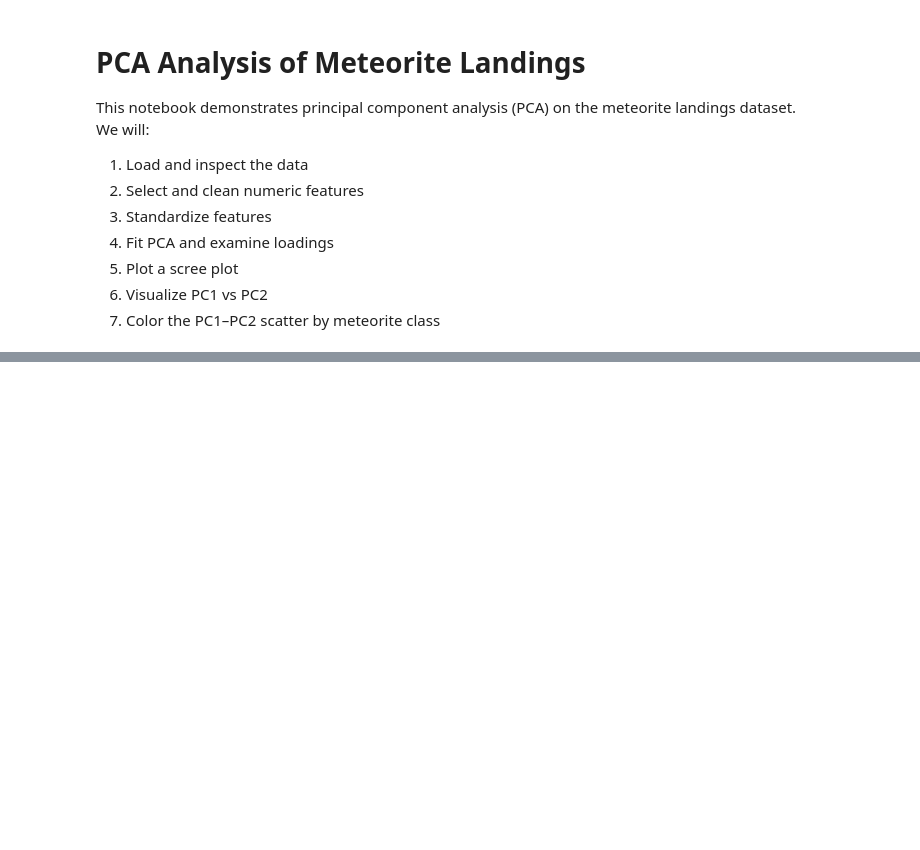
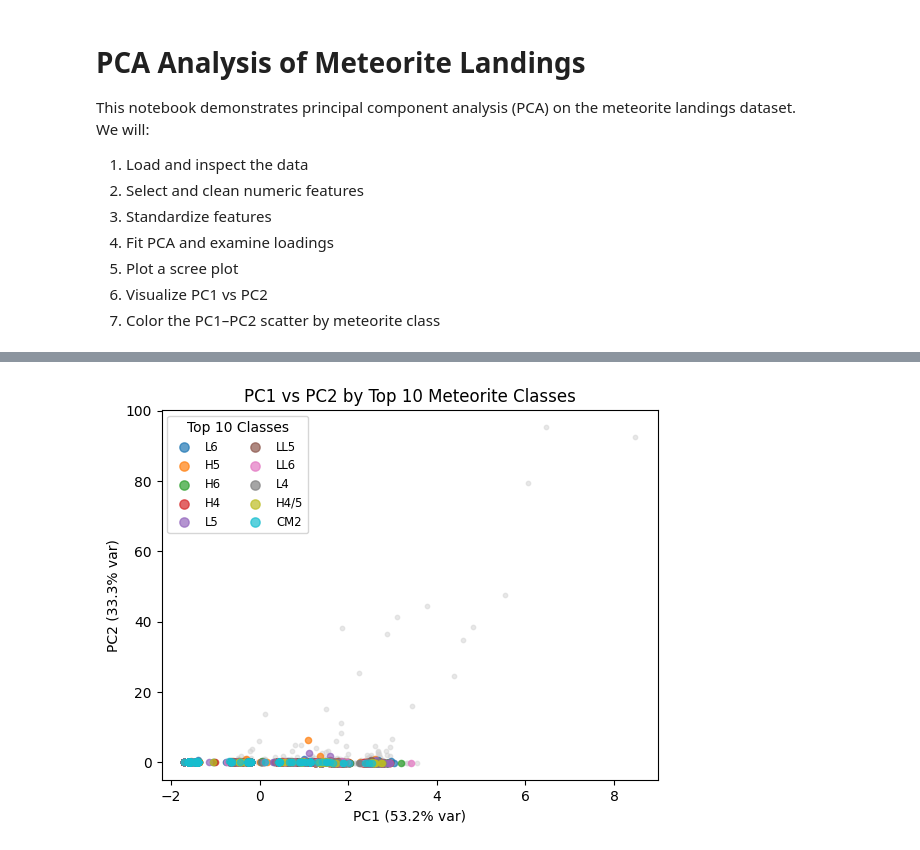
Before and after one commit to Teyymour/cmor438, a Jupyter notebook: unsupervised-learning/PCA/PCAcode.ipynb, the cells around one changed output, grey strips where cells are left out. Cells and saved outputs as stored; diff of their text form; code cells hidden in the pictures; blank space fills up the shorter version.

```diff
--- a/unsupervised-learning/PCA/PCAcode.ipynb
+++ b/unsupervised-learning/PCA/PCAcode.ipynb
@@ -79,15 +113,42 @@ plt.show()
 # %%
-# Cell 8: PC1 vs PC2 Colored by Meteorite Class
-df_pcs = pd.DataFrame(X_pca[:, :2], columns=['PC1', 'PC2'], index=df_num.index)
+# Cell 8: PC1 vs PC2 – Top 10 Meteorite Classes Only
+# (other classes plotted in light grey without labels)
+
+# 1) Determine the 10 most frequent classes
+class_counts = df.loc[df_num.index, 'recclass'].value_counts()
+top10 = class_counts.nlargest(10).index.tolist()
+
+# 2) Prepare the DataFrame
+df_pcs = pd.DataFrame(
+    X_pca[:, :2],
+    columns=['PC1', 'PC2'],
+    index=df_num.index
+)
 df_pcs['recclass'] = df.loc[df_num.index, 'recclass']
 
+# 3) Plot “others” in light grey
 plt.figure()
-for cls in df_pcs['recclass'].unique():
+others = df_pcs[~df_pcs['recclass'].isin(top10)]
+plt.scatter(
+    others['PC1'], others['PC2'],
+    color='lightgrey', s=10, alpha=0.5,
+    label='_nolegend_'
+)
+
+# 4) Plot each of the top 10 with a label
+for cls in top10:
     subset = df_pcs[df_pcs['recclass'] == cls]
-    plt.scatter(subset['PC1'], subset['PC2'], label=cls, s=10, alpha=0.6)
+    plt.scatter(
+        subset['PC1'], subset['PC2'],
+        s=20, alpha=0.7,
+        label=cls
+    )
 
-plt.legend(markerscale=2, fontsize='small', loc='best')
-plt.title('PC1 vs PC2 by Meteorite Class')
+# 5) Final touches
+plt.legend(title='Top 10 Classes', markerscale=1.5, fontsize='small', loc='best', ncol=2)
+plt.title('PC1 vs PC2 by Top 10 Meteorite Classes')
 plt.xlabel(f'PC1 ({var1:.1%} var)')
 plt.ylabel(f'PC2 ({var2:.1%} var)')
 plt.show()
+# %% [output]
+[figure, added]
```
Also changed, not shown: parts of 5 cells of this notebook, 2 other files.
